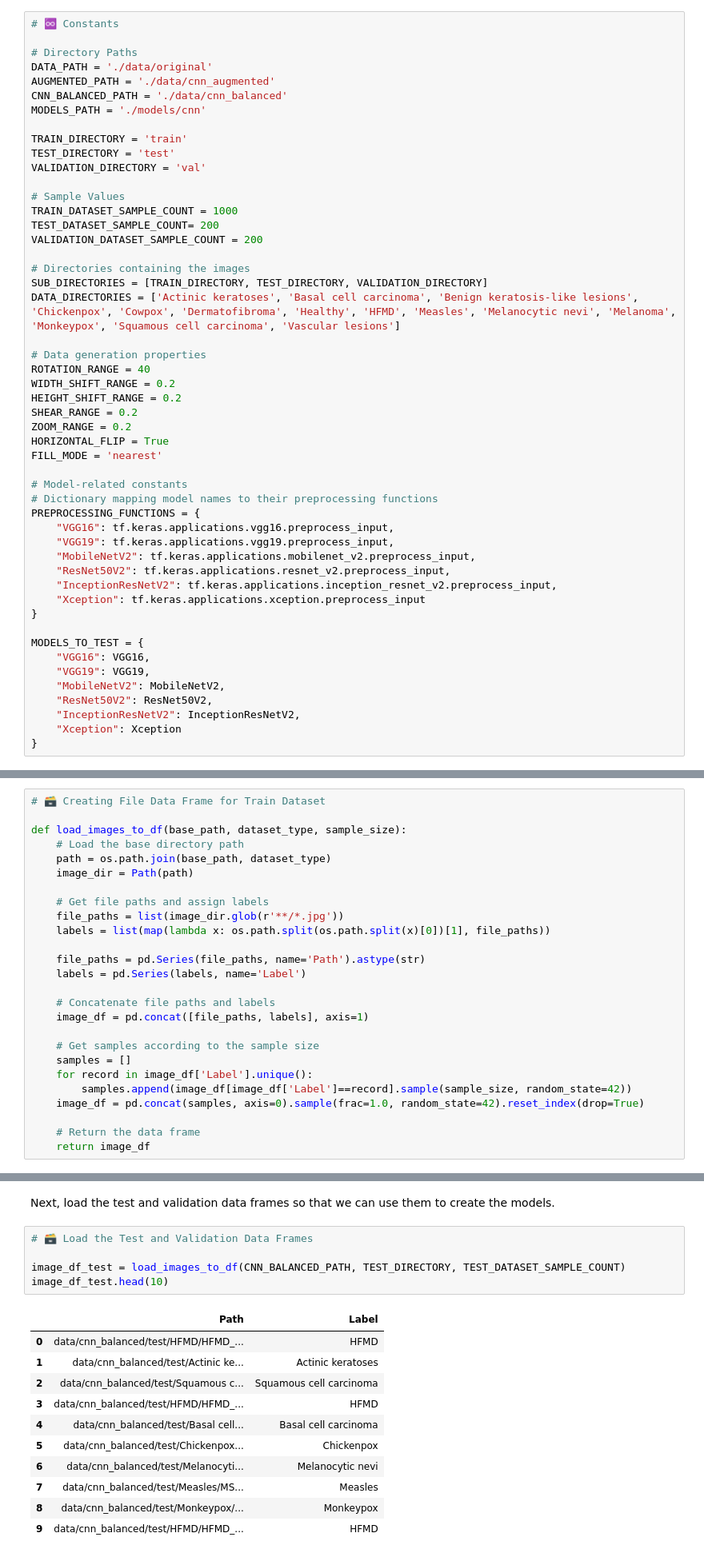
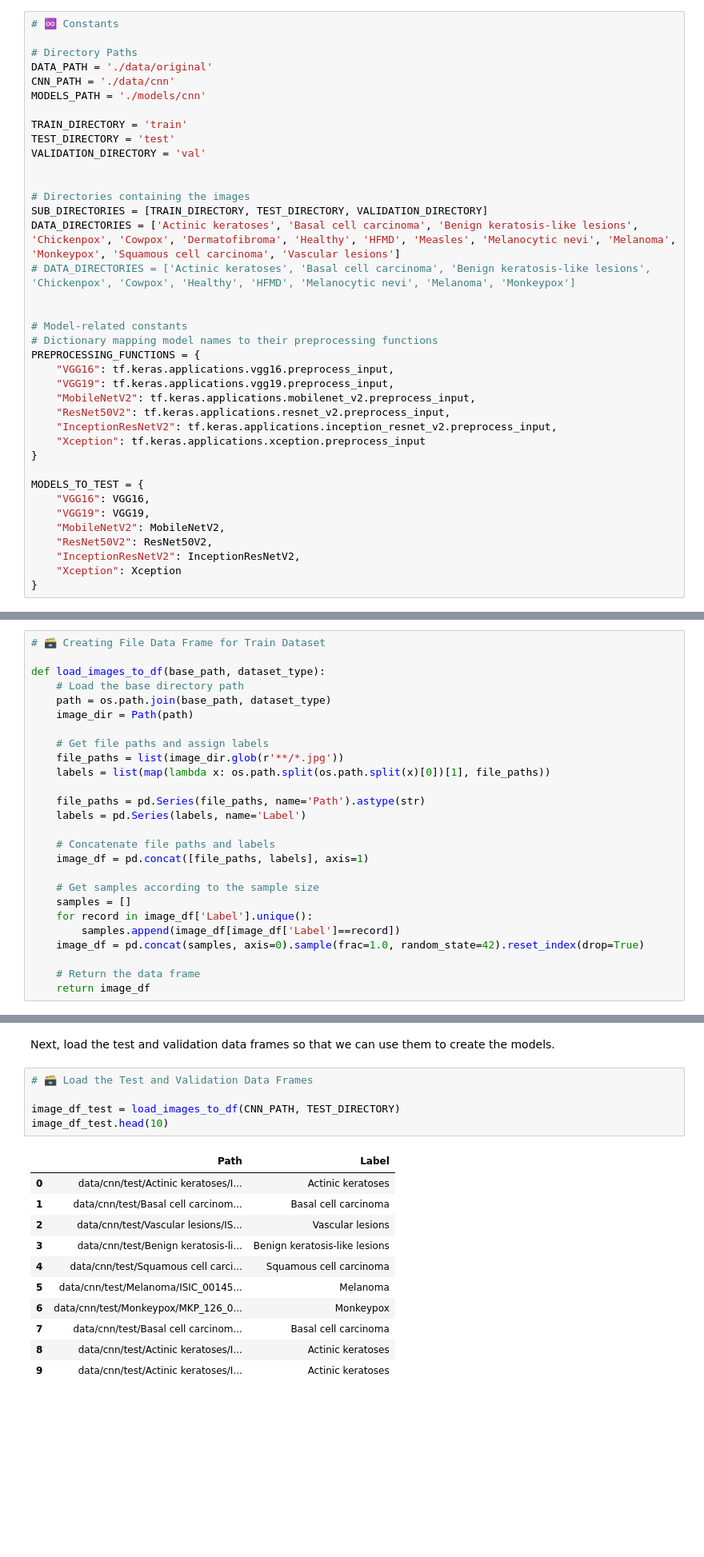
Before and after one commit to nipunaupeksha/mpox-lesion-detection, a Jupyter notebook: Convolutional and Recurrent Graph Neural Networks for Mpox Skin Lesion Detection - Using Pre-trained CNN Models.ipynb, the cells around one changed output, grey strips where cells are left out. Shown at 80% size. Cells and saved outputs as stored; diff of their text form; blank space fills up the shorter version.

```diff
--- a/Convolutional and Recurrent Graph Neural Networks for Mpox Skin Lesion Detection - Using Pre-trained CNN Models.ipynb
+++ b/Convolutional and Recurrent Graph Neural Networks for Mpox Skin Lesion Detection - Using Pre-trained CNN Models.ipynb
@@ -110,31 +110,19 @@ While proceeding with the process, we need some constants that may refer to the
 
 # Directory Paths
 DATA_PATH = './data/original'
-AUGMENTED_PATH = './data/cnn_augmented'
-CNN_BALANCED_PATH = './data/cnn_balanced'
+CNN_PATH = './data/cnn'
 MODELS_PATH = './models/cnn'
 
 TRAIN_DIRECTORY = 'train'
 TEST_DIRECTORY = 'test'
 VALIDATION_DIRECTORY = 'val'
 
-# Sample Values
-TRAIN_DATASET_SAMPLE_COUNT = 1000
-TEST_DATASET_SAMPLE_COUNT= 200
-VALIDATION_DATASET_SAMPLE_COUNT = 200
 
 # Directories containing the images
 SUB_DIRECTORIES = [TRAIN_DIRECTORY, TEST_DIRECTORY, VALIDATION_DIRECTORY]
 DATA_DIRECTORIES = ['Actinic keratoses', 'Basal cell carcinoma', 'Benign keratosis-like lesions', 'Chickenpox', 'Cowpox', 'Dermatofibroma', 'Healthy', 'HFMD', 'Measles', 'Melanocytic nevi', 'Melanoma', 'Monkeypox', 'Squamous cell carcinoma', 'Vascular lesions']
+# DATA_DIRECTORIES = ['Actinic keratoses', 'Basal cell carcinoma', 'Benign keratosis-like lesions', 'Chickenpox', 'Cowpox', 'Healthy', 'HFMD', 'Melanocytic nevi', 'Melanoma', 'Monkeypox']
 
-# Data generation properties
-ROTATION_RANGE = 40
-WIDTH_SHIFT_RANGE = 0.2
-HEIGHT_SHIFT_RANGE = 0.2
-SHEAR_RANGE = 0.2
-ZOOM_RANGE = 0.2
-HORIZONTAL_FLIP = True
-FILL_MODE = 'nearest'
 
 # Model-related constants
 # Dictionary mapping model names to their preprocessing functions
@@ -579,7 +250,7 @@ After creating the data frame, we can check whether there is a data imbalance or
 # %%
 # 🗃️ Creating File Data Frame for Train Dataset
 
-def load_images_to_df(base_path, dataset_type, sample_size):
+def load_images_to_df(base_path, dataset_type):
     # Load the base directory path
     path = os.path.join(base_path, dataset_type)
     image_dir = Path(path)
@@ -597,7 +268,7 @@ def load_images_to_df(base_path, dataset_type, sample_size):
     # Get samples according to the sample size
     samples = []
     for record in image_df['Label'].unique():
-        samples.append(image_df[image_df['Label']==record].sample(sample_size, random_state=42))
+        samples.append(image_df[image_df['Label']==record])
     image_df = pd.concat(samples, axis=0).sample(frac=1.0, random_state=42).reset_index(drop=True)
 
     # Return the data frame
@@ -655,18 +334,18 @@ Next, load the test and validation data frames so that we can use them to create
 # %%
 # 🗃️ Load the Test and Validation Data Frames
 
-image_df_test = load_images_to_df(CNN_BALANCED_PATH, TEST_DIRECTORY, TEST_DATASET_SAMPLE_COUNT)
+image_df_test = load_images_to_df(CNN_PATH, TEST_DIRECTORY)
 image_df_test.head(10)
 # %% [output]
 |  | Path | Label |
-| 0 | data/cnn_balanced/test/HFMD/HFMD_... | HFMD |
-| 1 | data/cnn_balanced/test/Actinic ke... | Actinic keratoses |
-| 2 | data/cnn_balanced/test/Squamous c... | Squamous cell carcinoma |
-| 3 | data/cnn_balanced/test/HFMD/HFMD_... | HFMD |
-| 4 | data/cnn_balanced/test/Basal cell... | Basal cell carcinoma |
-| 5 | data/cnn_balanced/test/Chickenpox... | Chickenpox |
-| 6 | data/cnn_balanced/test/Melanocyti... | Melanocytic nevi |
-| 7 | data/cnn_balanced/test/Measles/MS... | Measles |
-| 8 | data/cnn_balanced/test/Monkeypox/... | Monkeypox |
-| 9 | data/cnn_balanced/test/HFMD/HFMD_... | HFMD |
+| 0 | data/cnn/test/Actinic keratoses/I... | Actinic keratoses |
+| 1 | data/cnn/test/Basal cell carcinom... | Basal cell carcinoma |
+| 2 | data/cnn/test/Vascular lesions/IS... | Vascular lesions |
+| 3 | data/cnn/test/Benign keratosis-li... | Benign keratosis-like lesions |
+| 4 | data/cnn/test/Squamous cell carci... | Squamous cell carcinoma |
+| 5 | data/cnn/test/Melanoma/ISIC_00145... | Melanoma |
+| 6 | data/cnn/test/Monkeypox/MKP_126_0... | Monkeypox |
+| 7 | data/cnn/test/Basal cell carcinom... | Basal cell carcinoma |
+| 8 | data/cnn/test/Actinic keratoses/I... | Actinic keratoses |
+| 9 | data/cnn/test/Actinic keratoses/I... | Actinic keratoses |
 # %%
```
Also changed, not shown: parts of 39 cells of this notebook.
